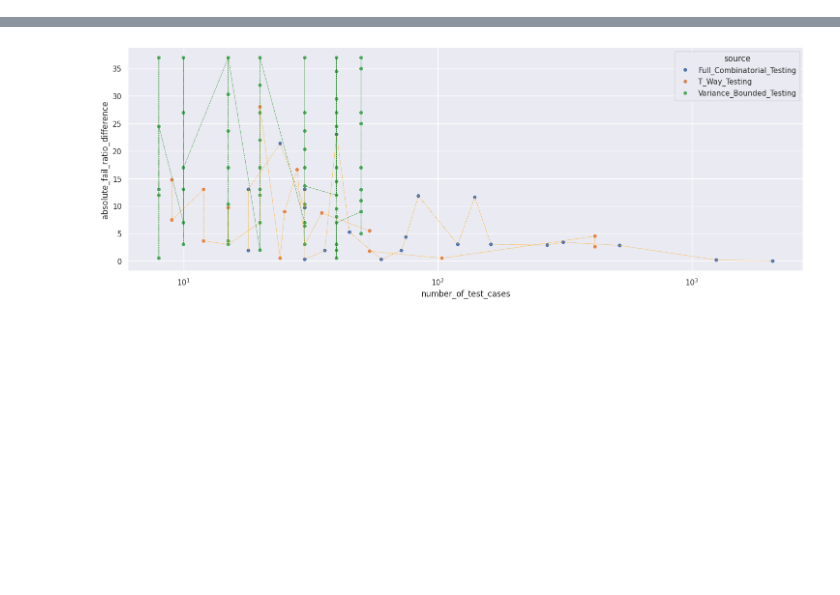
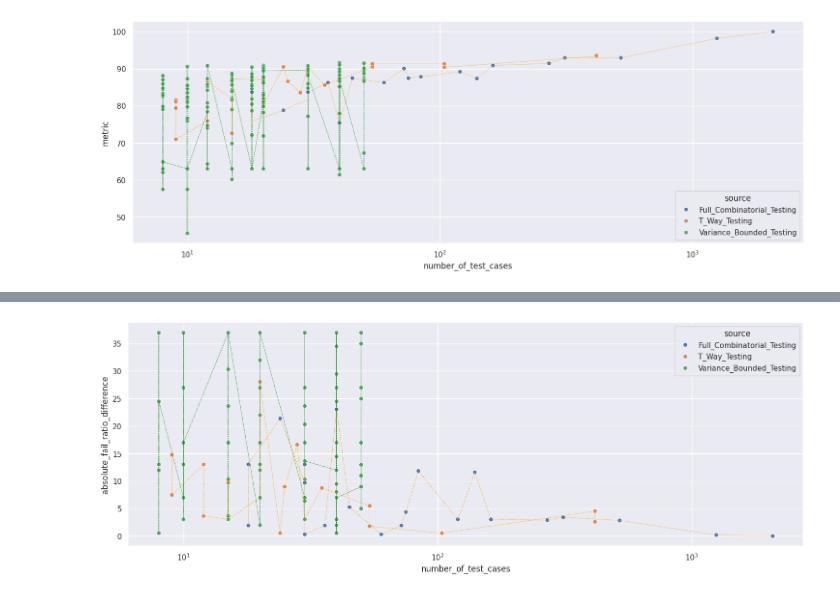
Before and after one commit to patrickw16/sim_loop, a Jupyter notebook: evaluation/evaluation_data_analysis.ipynb, the cells around one changed output, grey strips where cells are left out. Saved outputs shown, nothing was run; the diff lists cells and outputs as text; code cells hidden in the pictures; blank space fills up the shorter version.

Commit message:
evaluation data plots

```diff
--- a/evaluation/evaluation_data_analysis.ipynb
+++ b/evaluation/evaluation_data_analysis.ipynb
@@ -33,0 +64,23 @@ plt.xscale('log')
+# %%
+test_case_values = df_full_combi['number_of_test_cases'].values
+df_full_combi_filtered = df_full_combi
+
+filtered_df = df_full_combi_filtered[df_full_combi_filtered['number_of_test_cases'] == 18]
+
+for test_case_value in test_case_values:
+    result_df = pd.concat([result_df, filter_max_for_value(df_full_combi_filtered, 'number_of_test_cases', 'metric', specific_value=int(test_case_value))], ignore_index=True)
+# %%
+combined_df = pd.concat([result_df, df_t_way, df_var], ignore_index=True)
+
+sns.set_theme(style="darkgrid")
+plt.figure(figsize=(18, 6))
+# Plot the responses for different events and regions
+sns.scatterplot(x="number_of_test_cases", y="metric",
+             hue="source",
+             data=combined_df)
+plt.plot(df_full_combi_filtered['number_of_test_cases'], df_full_combi_filtered['metric'], color='orange', linestyle='--', linewidth=0.5)  # Line connecting the points
+plt.plot(df_t_way['number_of_test_cases'], df_t_way['metric'], color='orange', linestyle='--', linewidth=0.5)  # Line connecting the points
+plt.plot(df_var['number_of_test_cases'], df_var['metric'], color='green', linestyle='--', linewidth=0.5)  # Line connecting the points
+plt.xscale('log')
+# %% [output]
+[figure, added]
```
Also changed, not shown: parts of 3 cells of this notebook.
